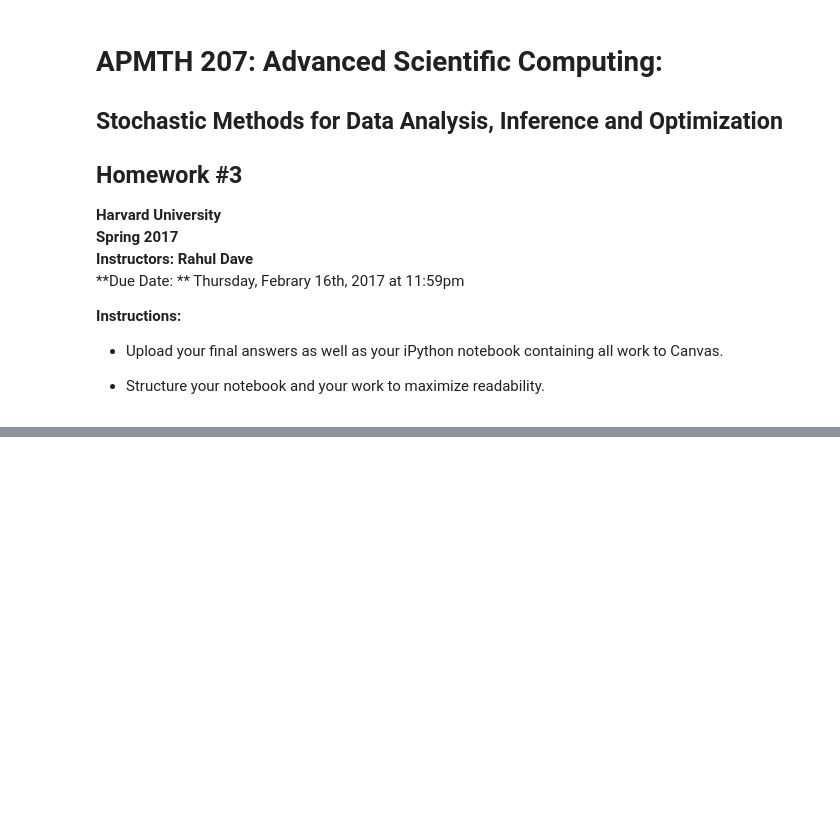
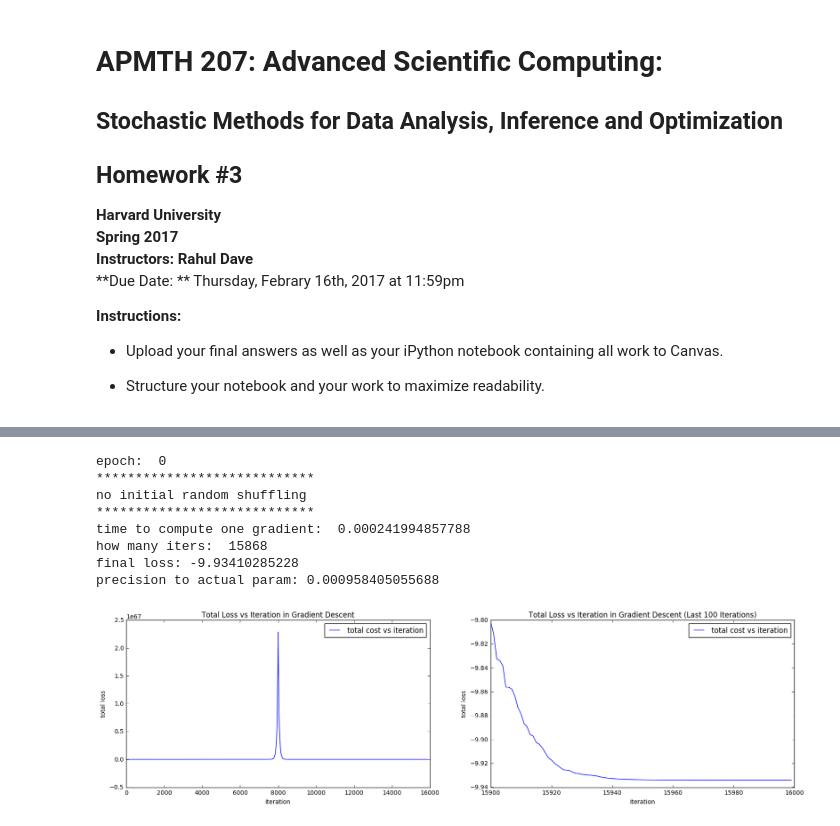
Before and after one commit to chengyeliu/2017HWs, a Jupyter notebook: HW3/AM207_HW3_Solutions.ipynb, the cells around one changed output, grey strips where cells are left out. Cells and saved outputs as stored; diff of their text form; code cells hidden in the pictures; blank space fills up the shorter version.

```diff
--- a/HW3/AM207_HW3_Solutions.ipynb
+++ b/HW3/AM207_HW3_Solutions.ipynb
@@ -193,0 +385,43 @@ precision to optimal params:  0.000997364712564
+# %%
+lambdas_init = [2, 1]
+start = time.time()
+grad(lambdas_init[0], lambdas_init[1], x[0], y[0])
+end = time.time()
+
+history, epoch = sgd(x, y, lambdas_init, init_shuffle=False, step_size=0.001, max_epochs=8, scaling=1000.)
+history = np.array(history)
+
+lambdas = history[-1]
+costs = L(history[:, 0], history[:, 1], x, y)
+print '****************************'
+print 'no initial random shuffling'
+print '****************************'
+print 'time to compute one gradient: ', end - start
+print 'how many iters: ', len(history)
+print 'final loss:', costs[-1]
+print 'precision to actual param:', np.linalg.norm(lambdas - [2.05384, 0])
+
+fig, (ax1, ax2) = plt.subplots(1, 2, figsize=(20, 5))
+
+ax1.plot(range(len(costs)), costs, label='total cost vs iteration')
+ax1.set_xlabel('iteration')
+ax1.set_ylabel('total loss')
+ax1.set_title('Total Loss vs Iteration in Gradient Descent')
+ax1.legend(loc='best')
+
+ax2.plot(np.arange(len(costs[-100:])) + N - 100, costs[-100:], label='total cost vs iteration')
+ax2.set_xlabel('iteration')
+ax2.set_ylabel('total loss')
+ax2.set_title('Total Loss vs Iteration in Gradient Descent (Last 100 Iterations)')
+ax2.legend(loc='best')
+plt.show()
+# %% [output]
+epoch:  0
+****************************
+no initial random shuffling
+****************************
+time to compute one gradient:  0.000241994857788
+how many iters:  15868
+final loss: -9.93410285228
+precision to actual param: 0.000958405055688
+[figure, added]
```
Also changed, not shown: parts of 43 cells of this notebook.
